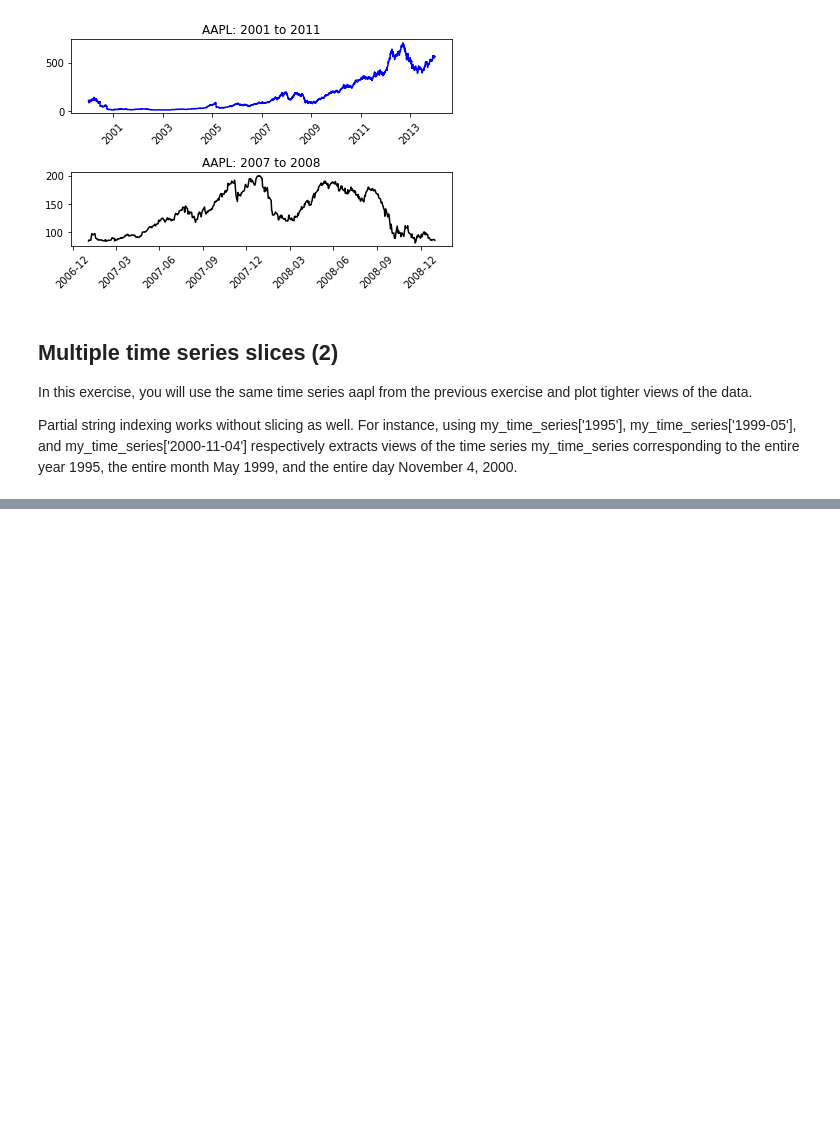
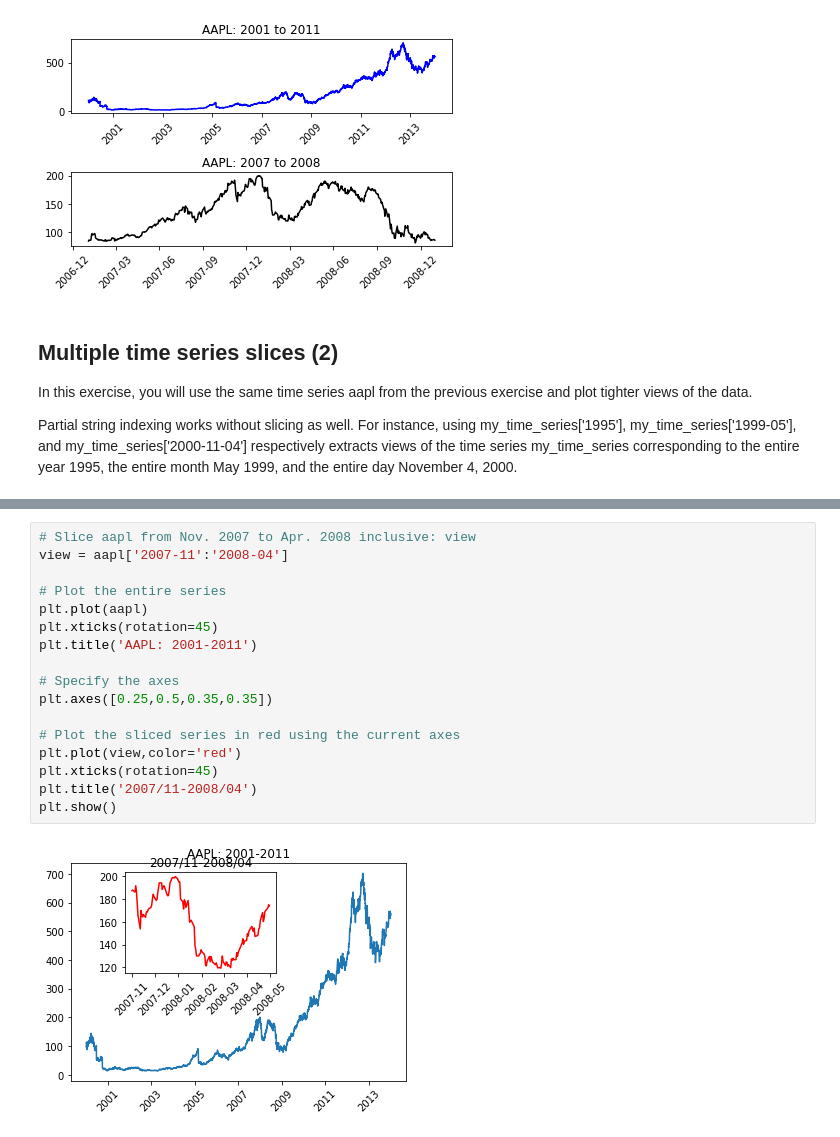
Before and after one commit to cyrsis/TensorflowPY36CPU, a Jupyter notebook: _14_Plot/TimeSeries.ipynb, the cells around one changed output, grey strips where cells are left out. Cells and saved outputs as stored; diff of their text form; blank space fills up the shorter version.

```diff
--- a/_14_Plot/TimeSeries.ipynb
+++ b/_14_Plot/TimeSeries.ipynb
@@ -97,0 +106,19 @@ plt.show()
+# %%
+# Slice aapl from Nov. 2007 to Apr. 2008 inclusive: view
+view = aapl['2007-11':'2008-04']
+
+# Plot the entire series
+plt.plot(aapl)
+plt.xticks(rotation=45)
+plt.title('AAPL: 2001-2011')
+
+# Specify the axes
+plt.axes([0.25,0.5,0.35,0.35])
+
+# Plot the sliced series in red using the current axes
+plt.plot(view,color='red')
+plt.xticks(rotation=45)
+plt.title('2007/11-2008/04')
+plt.show()
+# %% [output]
+[figure, added]
```
Also changed, not shown: parts of 19 cells of this notebook, 7 other files.
